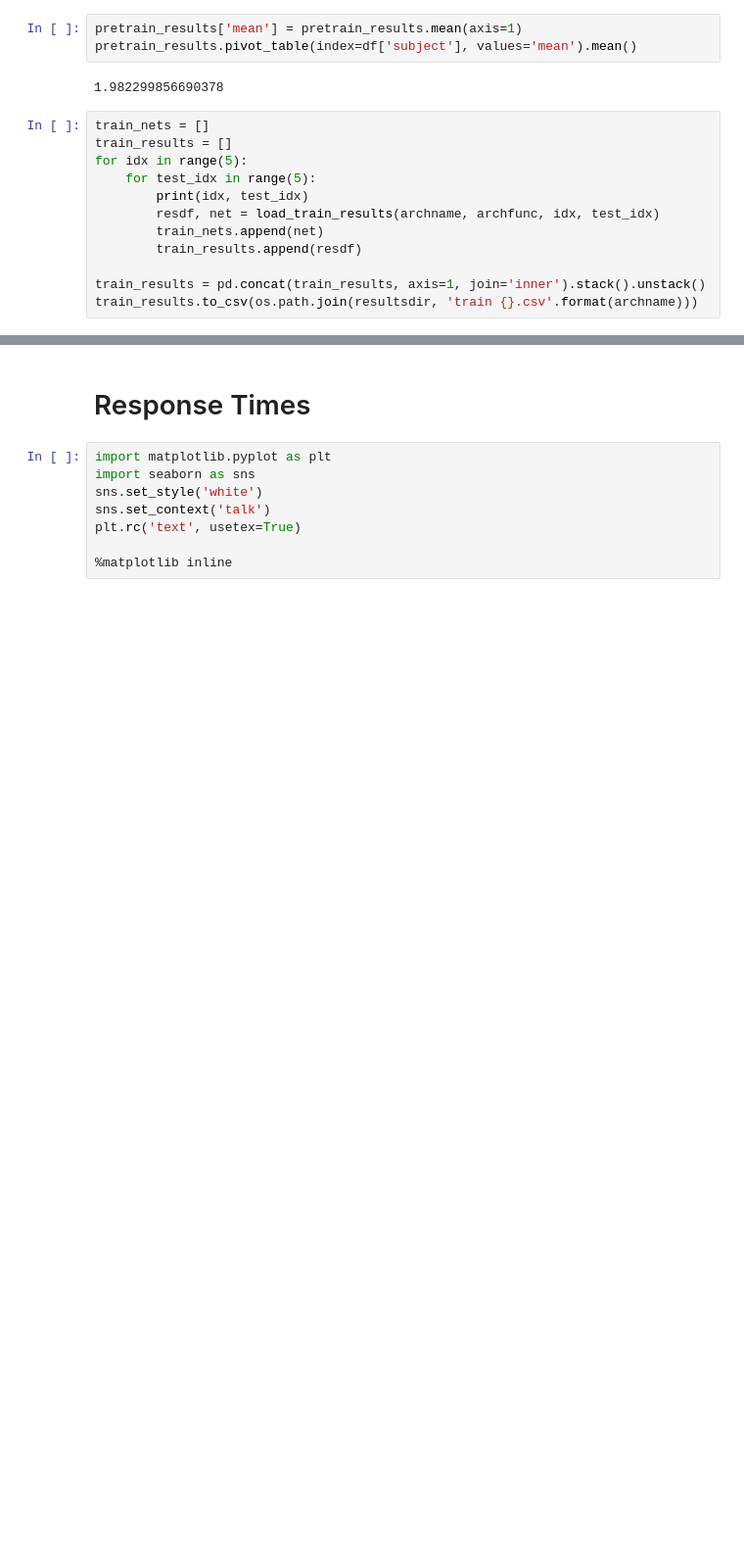
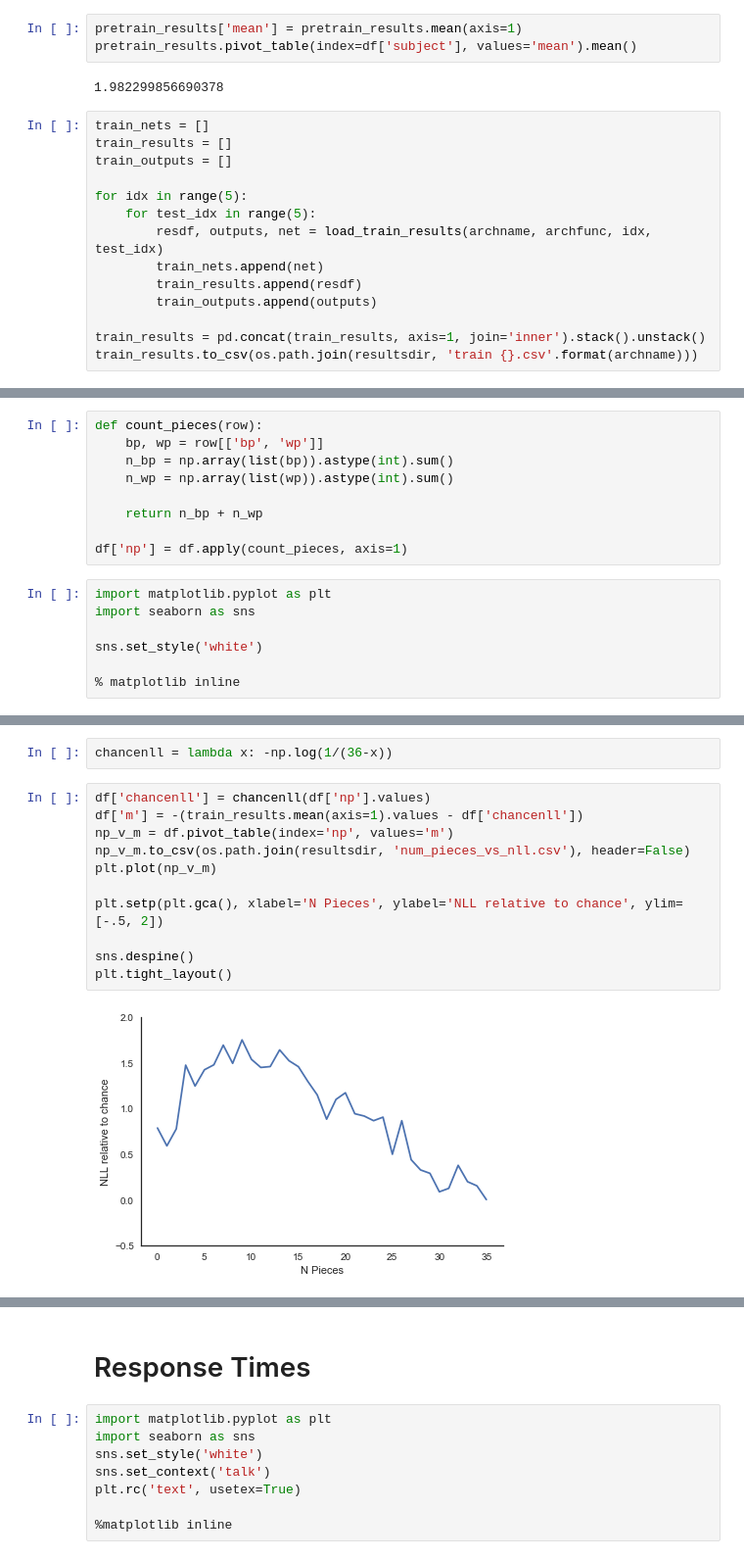
Before and after one commit to galbiati/nns-for-mnk, a Jupyter notebook: Results.ipynb, the cells around one changed output, grey strips where cells are left out. Shown: that part at 98% size. Cells and saved outputs as stored; diff of their text form; blank space fills up the shorter version.

Commit message:
local training

```diff
--- a/Results.ipynb
+++ b/Results.ipynb
@@ -112,12 +113,14 @@ pretrain_results.pivot_table(index=df['subject'], values='mean').mean()
 # %%
 train_nets = []
 train_results = []
+train_outputs = []
+
 for idx in range(5):
     for test_idx in range(5):
-        print(idx, test_idx)
-        resdf, net = load_train_results(archname, archfunc, idx, test_idx)
+        resdf, outputs, net = load_train_results(archname, archfunc, idx, test_idx)
         train_nets.append(net)
         train_results.append(resdf)
+        train_outputs.append(outputs)
 
 train_results = pd.concat(train_results, axis=1, join='inner').stack().unstack()
 train_results.to_csv(os.path.join(resultsdir, 'train {}.csv'.format(archname)))
@@ -148,0 +140,16 @@ bmvs(train_results.pivot_table(index=df['subject'], values='mean').values)
+# %%
+def count_pieces(row):
+    bp, wp = row[['bp', 'wp']]
+    n_bp = np.array(list(bp)).astype(int).sum()
+    n_wp = np.array(list(wp)).astype(int).sum()
+
+    return n_bp + n_wp
+
+df['np'] = df.apply(count_pieces, axis=1)
+# %%
+import matplotlib.pyplot as plt
+import seaborn as sns
+
+sns.set_style('white')
+
+% matplotlib inline
@@ -148,0 +165,15 @@ bmvs(train_results.pivot_table(index=df['subject'], values='mean').values)
+# %%
+chancenll = lambda x: -np.log(1/(36-x))
+# %%
+df['chancenll'] = chancenll(df['np'].values)
+df['m'] = -(train_results.mean(axis=1).values - df['chancenll'])
+np_v_m = df.pivot_table(index='np', values='m')
+np_v_m.to_csv(os.path.join(resultsdir, 'num_pieces_vs_nll.csv'), header=False)
+plt.plot(np_v_m)
+
+plt.setp(plt.gca(), xlabel='N Pieces', ylabel='NLL relative to chance', ylim=[-.5, 2])
+
+sns.despine()
+plt.tight_layout()
+# %% [output]
+[figure, added]
```
Also changed, not shown: parts of 12 cells of this notebook, 4 other files.
